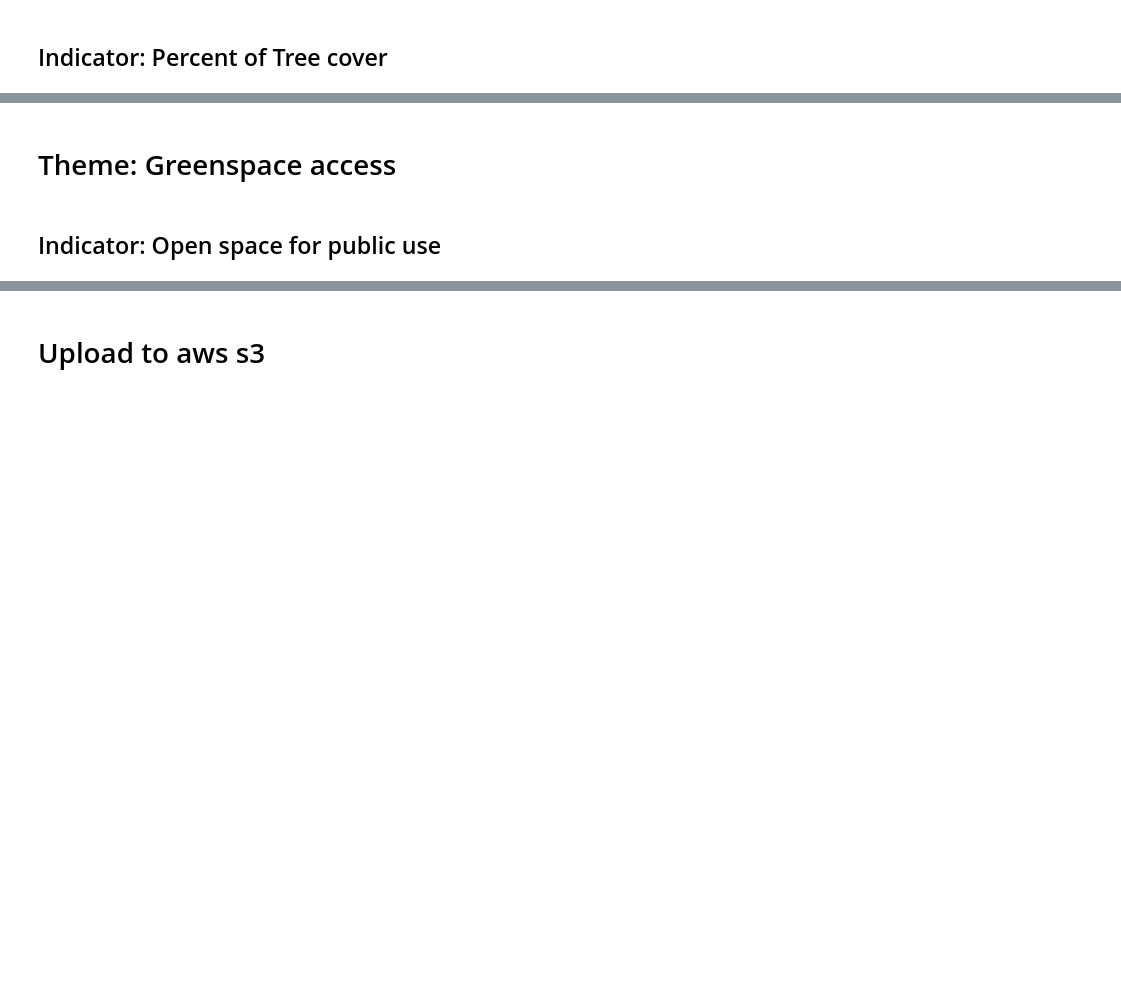
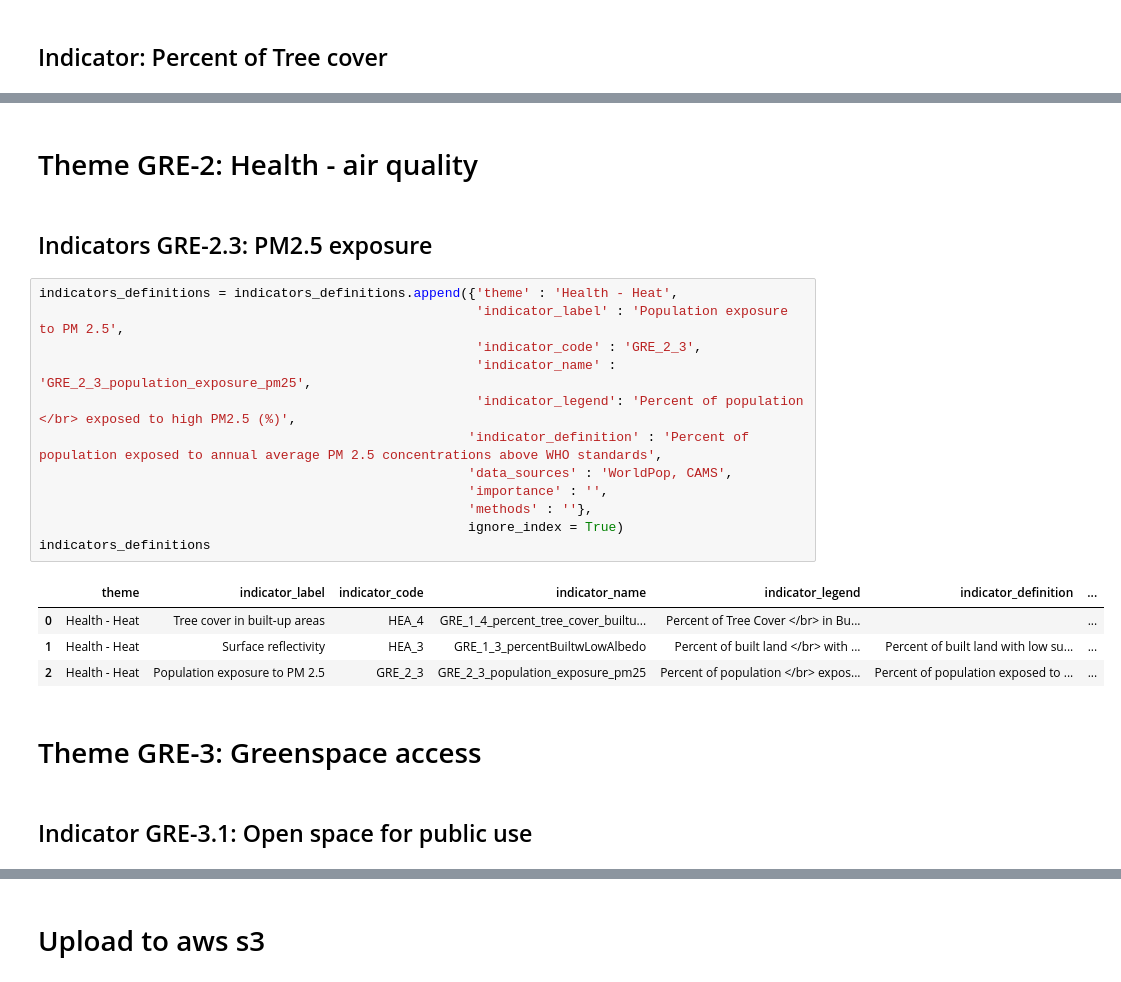
Before and after one commit to wri/cities-cities4forests-indicators, a Jupyter notebook: scripts/define-indicators.ipynb, the cells around one changed output, grey strips where cells are left out. Drawn from its saved outputs; the diff is of its cells as text; blank space fills up the shorter version.

```diff
--- a/scripts/define-indicators.ipynb
+++ b/scripts/define-indicators.ipynb
@@ -51,8 +65,29 @@ indicators_definitions
 | 1 | Health - Heat | Surface reflectivity | HEA_3 | GRE_1_3_percentBuiltwLowAlbedo | Percent of built land </br> with ... | Percent of built land with low su... | ... |
+# %% [markdown]
+# Theme GRE-2: Health - air quality
+# %% [markdown]
+## Indicators GRE-2.3: PM2.5 exposure
+# %%
+indicators_definitions = indicators_definitions.append({'theme' : 'Health - Heat',
+                                                        'indicator_label' : 'Population exposure to PM 2.5',
+                                                        'indicator_code' : 'GRE_2_3',
+                                                        'indicator_name' : 'GRE_2_3_population_exposure_pm25',
+                                                        'indicator_legend': 'Percent of population </br> exposed to high PM2.5 (%)',
+                                                       'indicator_definition' : 'Percent of population exposed to annual average PM 2.5 concentrations above WHO standards',
+                                                       'data_sources' : 'WorldPop, CAMS',
+                                                       'importance' : '',
+                                                       'methods' : ''},
+                                                       ignore_index = True)
+indicators_definitions
+# %% [output]
+|  | theme | indicator_label | indicator_code | indicator_name | indicator_legend | indicator_definition | ... |
+| 0 | Health - Heat | Tree cover in built-up areas | HEA_4 | GRE_1_4_percent_tree_cover_builtu... | Percent of Tree Cover </br> in Bu... |  | ... |
+| 1 | Health - Heat | Surface reflectivity | HEA_3 | GRE_1_3_percentBuiltwLowAlbedo | Percent of built land </br> with ... | Percent of built land with low su... | ... |
+| 2 | Health - Heat | Population exposure to PM 2.5 | GRE_2_3 | GRE_2_3_population_exposure_pm25 | Percent of population </br> expos... | Percent of population exposed to ... | ... |
 # %% [markdown]
-# Theme: Greenspace access
+# Theme GRE-3: Greenspace access
 # %% [markdown]
-## Indicator: Open space for public use
+## Indicator GRE-3.1: Open space for public use
 # %%
 indicators_definitions = indicators_definitions.append({'theme' : 'Greenspace access',
                                                         'indicator_label' : 'Open space for public use',
```
Also changed, not shown: parts of 11 cells of this notebook, 10 other files.
